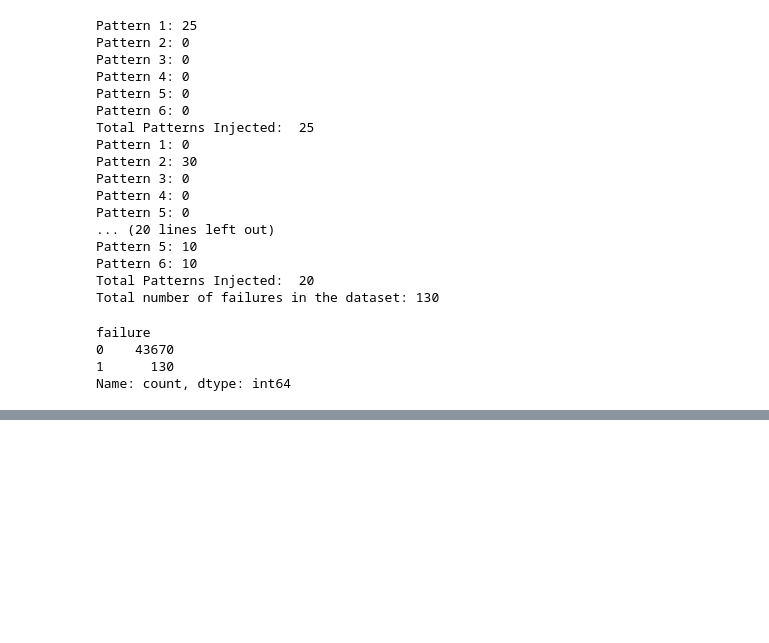
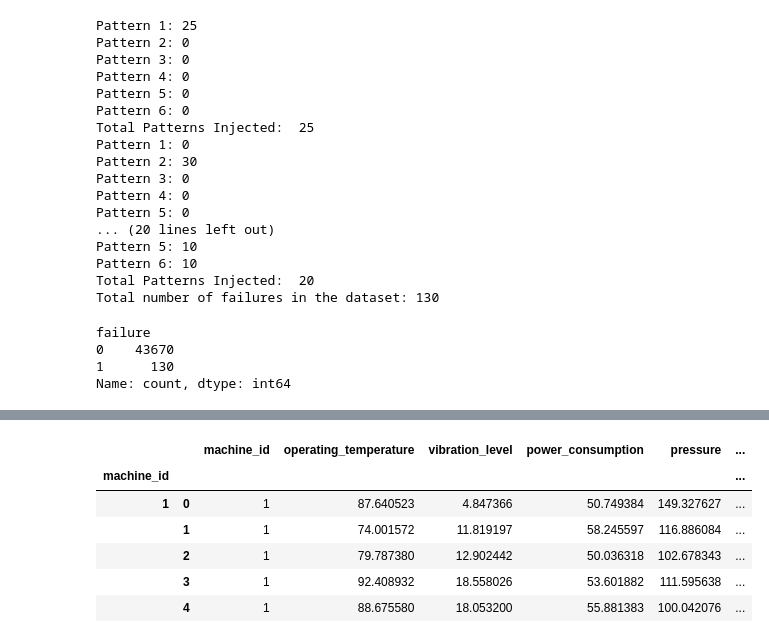
Before and after one commit to mrogozan/DataMiningResearch, a Jupyter notebook: dataset_gen.ipynb, the cells around one changed output, grey strips where cells are left out. Drawn from its saved outputs; the diff is of its cells as text; code cells hidden in the pictures; blank space fills up the shorter version.

```diff
--- a/dataset_gen.ipynb
+++ b/dataset_gen.ipynb
@@ -459,0 +550,21 @@ Name: count, dtype: int64
+# %%
+# Convert timestamp to datetime
+dataset['timestamp'] = pd.to_datetime(dataset['timestamp'])
+
+# Resample the dataset into 24-hour non-overlapping slices
+# First, ensure data is sorted by timestamp
+data = dataset.sort_values(by='timestamp')
+
+# Group by machine_id and slice every 24 hours (24 rows since it's hourly data)
+non_overlapping_slices = data.groupby('machine_id').resample('24H', on='timestamp').apply(lambda x: x)
+
+# Show the first few rows of the resampled dataset
+non_overlapping_slices.head()
+# %% [output]
+|  |  | machine_id | operating_temperature | vibration_level | power_consumption | pressure | ... |
+| machine_id |  |  |  |  |  |  | ... |
+| 1 | 0 | 1 | 87.640523 | 4.847366 | 50.749384 | 149.327627 | ... |
+|  | 1 | 1 | 74.001572 | 11.819197 | 58.245597 | 116.886084 | ... |
+|  | 2 | 1 | 79.787380 | 12.902442 | 50.036318 | 102.678343 | ... |
+|  | 3 | 1 | 92.408932 | 18.558026 | 53.601882 | 111.595638 | ... |
+|  | 4 | 1 | 88.675580 | 18.053200 | 55.881383 | 100.042076 | ... |
```
Also changed, not shown: parts of 14 cells of this notebook.
